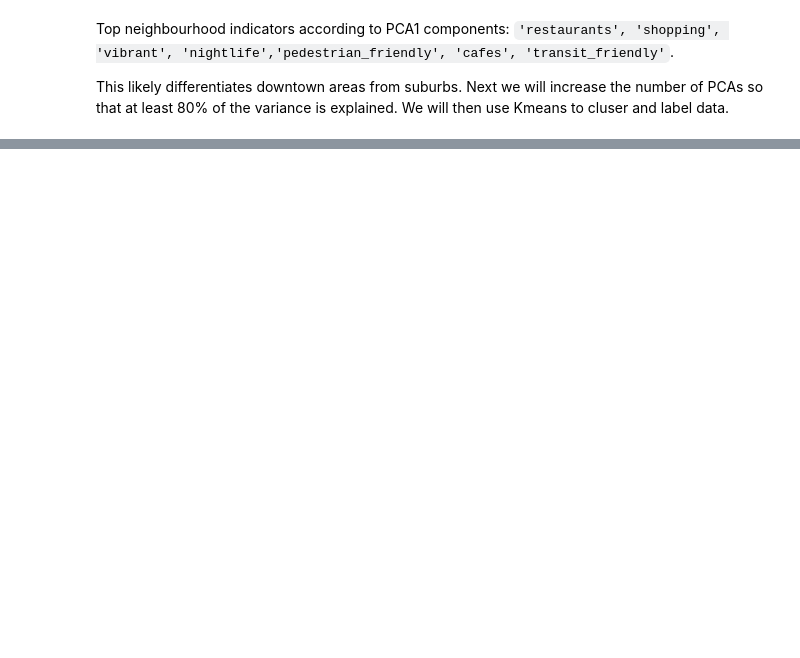
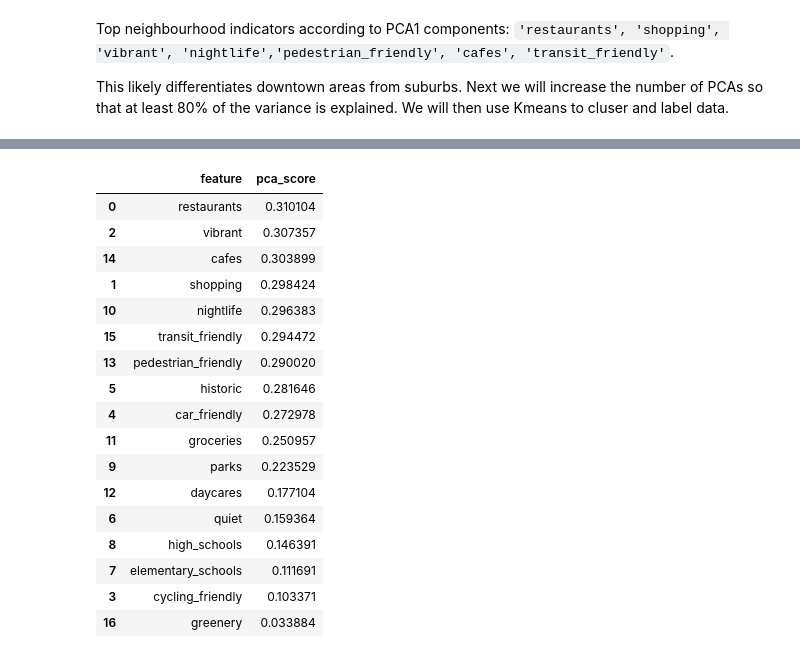
Before and after one commit to Jahnic/Portfolio, a Jupyter notebook: RealEstate/visualizations.ipynb, the cells around one changed output, grey strips where cells are left out. Cells and saved outputs as stored; diff of their text form; code cells hidden in the pictures; blank space fills up the shorter version.

```diff
--- a/RealEstate/visualizations.ipynb
+++ b/RealEstate/visualizations.ipynb
@@ -300,0 +288,4 @@ Variance explained by 4 PCs 80.11680696319559 %
+# %%
+# PCA fitting to data
+pca = PCA()
+pca.fit(x)
@@ -300,0 +294,8 @@ Variance explained by 4 PCs 80.11680696319559 %
+# %%
+# PCA tranformation of features
+pca = PCA(n_components=4)
+pca_transform = pca.fit_transform(x)
+
+# K-means fitting to pca transformations
+k_means = KMeans(n_clusters=5)
+k_means.fit(pca_transform)
@@ -300,0 +304,4 @@ Variance explained by 4 PCs 80.11680696319559 %
+# %%
+# Components of first 4 PCs
+components = abs( pca.components_ )[: 4]
+print(abs( pca.components_ )[: 4])
@@ -300,0 +321,37 @@ Variance explained by 4 PCs 80.11680696319559 %
+# %%
+def print_components(pc_n, feature_labels, components):
+    """
+    Returns data frame of component names and values of
+    the n'th principle compenent
+    """
+    df = pd.DataFrame(columns=["feature", "pca_score"])
+    for i in range(len(feature_labels)):
+        pc_components = components[pc_n - 1] # n'th PC
+        score = pc_components[i]
+        label = feature_labels[i]
+        new = pd.DataFrame({"feature" : label, "pca_score" : score}, index=[0])
+        df = df.append(new, ignore_index=True)
+    return  df
+# %%
+# PC1 components
+pc_scores = print_components(pc_n=1, feature_labels=neighbourhood_data, components=components)
+pc_scores.sort_values(by="pca_score", ascending=False)
+# %% [output]
+|  | feature | pca_score |
+| 0 | restaurants | 0.310104 |
+| 2 | vibrant | 0.307357 |
+| 14 | cafes | 0.303899 |
+| 1 | shopping | 0.298424 |
+| 10 | nightlife | 0.296383 |
+| 15 | transit_friendly | 0.294472 |
+| 13 | pedestrian_friendly | 0.290020 |
+| 5 | historic | 0.281646 |
+| 4 | car_friendly | 0.272978 |
+| 11 | groceries | 0.250957 |
+| 9 | parks | 0.223529 |
+| 12 | daycares | 0.177104 |
+| 6 | quiet | 0.159364 |
+| 8 | high_schools | 0.146391 |
+| 7 | elementary_schools | 0.111691 |
+| 3 | cycling_friendly | 0.103371 |
+| 16 | greenery | 0.033884 |
```
Also changed, not shown: parts of 34 cells of this notebook.
